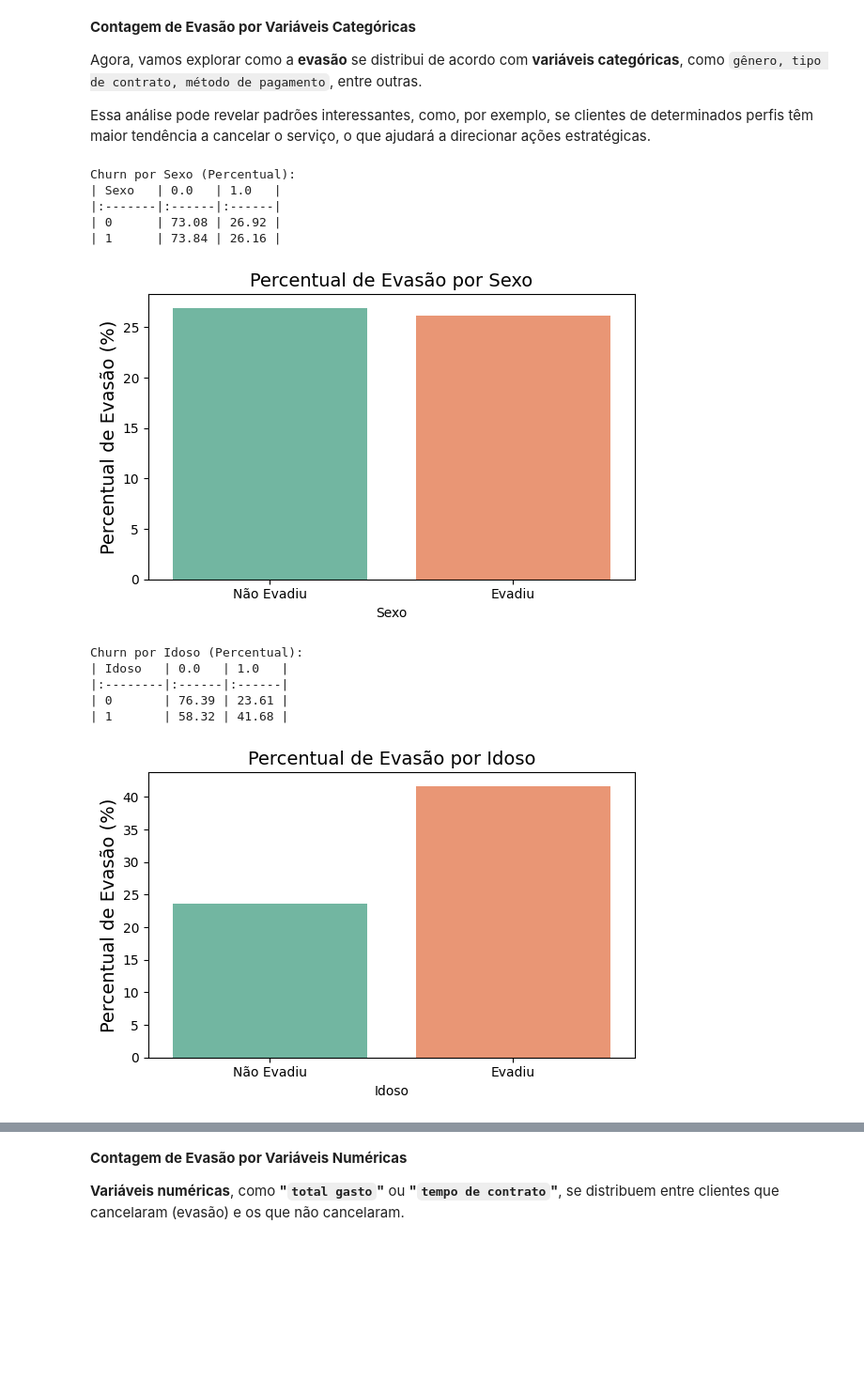
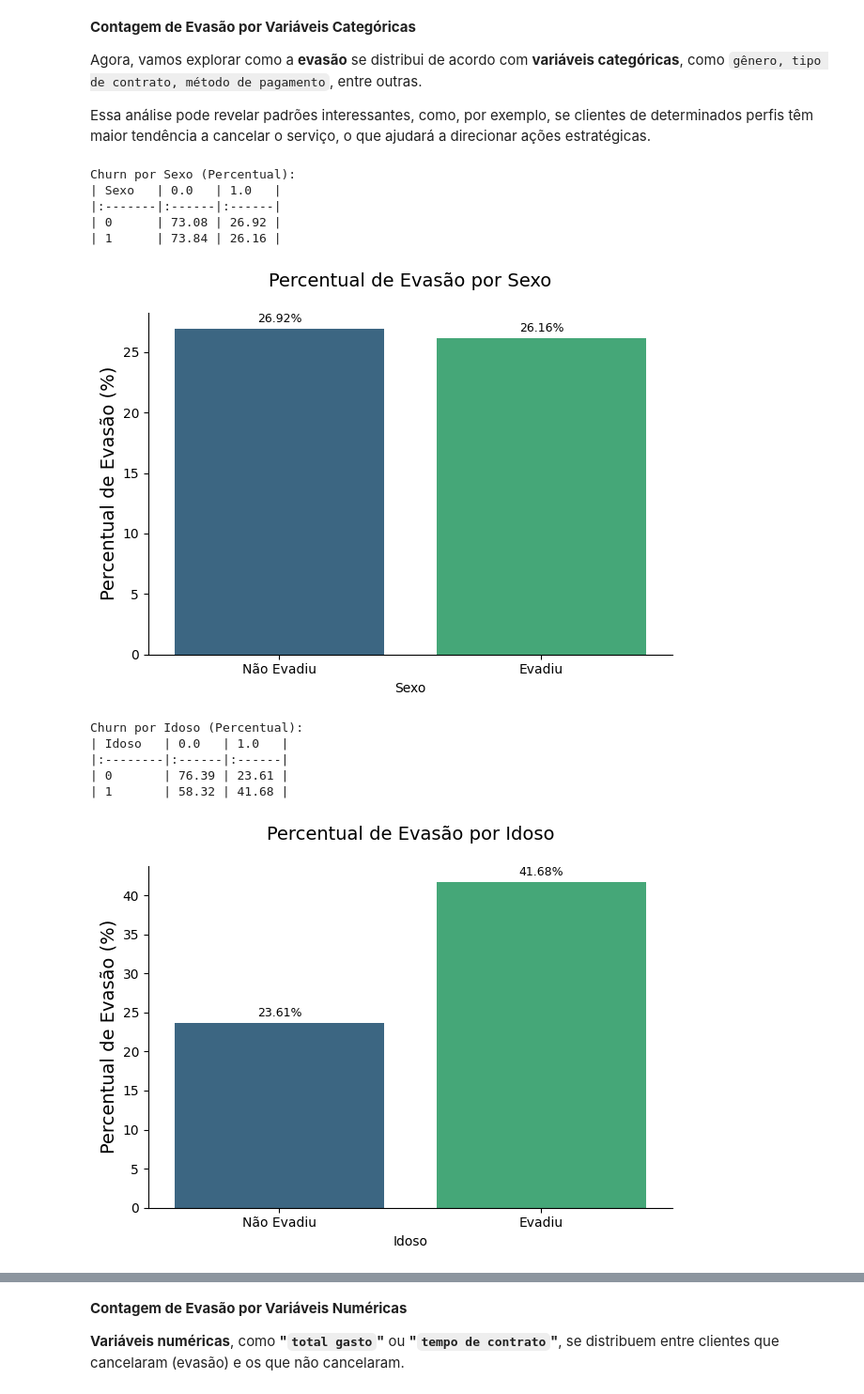
Before and after one commit to Raybarreto/Challenge2_TelecomX_I, a Jupyter notebook: Telecom_BR.ipynb, the cells around one changed output, grey strips where cells are left out. Shown at 94% size. Cells and saved outputs as stored; diff of their text form; code cells hidden in the pictures; blank space fills up the shorter version.

```diff
--- a/Telecom_BR.ipynb
+++ b/Telecom_BR.ipynb
@@ -273,47 +289,59 @@ categorical_cols_for_churn = [
 
 for col in categorical_cols_for_churn:
     if df[col].dtype == 'object': #Para colunas que ainda são object (Servico_internet, Contrato, Metodo_pagamento)
             churn_by_category = pd.crosstab(df[col], df['Churn'], normalize='index') * 100
             print(f"\nChurn por {col} (Percentual):")
             print(churn_by_category.to_markdown(floatfmt=".2f", numalign="left", stralign="left"))
+            print("\n")
 
             plt.figure(figsize=(8, 5))
-            custom_palette_obj = sns.color_palette("Set2", n_colors=len(churn_by_category.index))
-            sns.barplot(x=churn_by_category.index, y=churn_by_category[1], hue=churn_by_category.index, palette=custom_palette_obj, legend=False)  # Plotando apenas o % de Churn (1)
-            plt.title(f'Percentual de Evasão por {col}', fontsize=14)
+            custom_palette_obj = sns.color_palette("viridis", n_colors=len(churn_by_category.index))
+            ax = sns.barplot(x=churn_by_category.index, y=churn_by_category[1], hue=churn_by_category.index, palette=custom_palette_obj, legend=False)
+
+            for container in ax.containers:
+                ax.bar_label(container, fmt='%.2f%%', fontsize=9, padding=3)
+
+            plt.title(f'Percentual de Evasão por {col}', fontsize=14, pad=20)
             plt.xlabel(col)
             plt.ylabel('Percentual de Evasão (%)', fontsize=14)
             plt.xticks(rotation=45, ha='right')
             plt.tight_layout()
+            sns.despine()
             plt.show()
 
     else: # Para colunas que foram convertidas para binário (0/1)
             churn_by_category = df.groupby(col)['Churn'].value_counts(normalize=True).unstack() * 100
             print(f"\nChurn por {col} (Percentual):")
             print(churn_by_category.to_markdown(floatfmt=".2f", numalign="left", stralign="left"))
+            print("\n")
 
-            plt.figure(figsize=(6, 4))
-            custom_palette_obj = sns.color_palette("Set2", n_colors=len(churn_by_category.index))
-            sns.barplot(x=churn_by_category.index, y=churn_by_category[1], hue=churn_by_category.index, palette=custom_palette_obj, legend=False) # Plotando apenas o % de Churn (1)
-            plt.title(f'Percentual de Evasão por {col}', fontsize=14)
+            custom_palette_obj = sns.color_palette("viridis", n_colors=len(churn_by_category.index))
+            ax = sns.barplot(x=churn_by_category.index, y=churn_by_category[1], hue=churn_by_category.index, palette=custom_palette_obj, legend=False)
+
+        # Adicionando os valores nas barras
+            for container in ax.containers:
+                ax.bar_label(container, fmt='%.2f%%', fontsize=9, padding=3)
+
+            plt.title(f'Percentual de Evasão por {col}', fontsize=14, pad=20)
             plt.xlabel(col)
             plt.ylabel('Percentual de Evasão (%)', fontsize=14)
             plt.xticks(ticks=[0, 1], labels=['Não Evadiu', 'Evadiu'] if col in ['Sexo', 'Idoso', 'Parceiro', 'Dependentes', 'Servico_telefone', 'Várias_linhas', 'OnlineSecurity', 'OnlineBackup', 'Seguranca_online', 'Suporte_tecnico', 'Streaming_TV', 'Streaming_filmes', 'Fatura_papel'] else [str(x) for x in churn_by_category.index])
             plt.tight_layout()
+            sns.despine()
             plt.show()
 # %% [output]
 Churn por Sexo (Percentual):
 | Sexo   | 0.0   | 1.0   |
 |:-------|:------|:------|
 | 0      | 73.08 | 26.92 |
 | 1      | 73.84 | 26.16 |
-[figure, old version]
+[figure, new version]
 Churn por Idoso (Percentual):
 | Idoso   | 0.0   | 1.0   |
 |:--------|:------|:------|
 | 0       | 76.39 | 23.61 |
 | 1       | 58.32 | 41.68 |
-[figure, old version]
+[figure, new version]
 Churn por Parceiro (Percentual):
 | Parceiro   | 0.0   | 1.0   |
 |:-----------|:------|:------|
```
Also changed, not shown: parts of 11 cells of this notebook.
